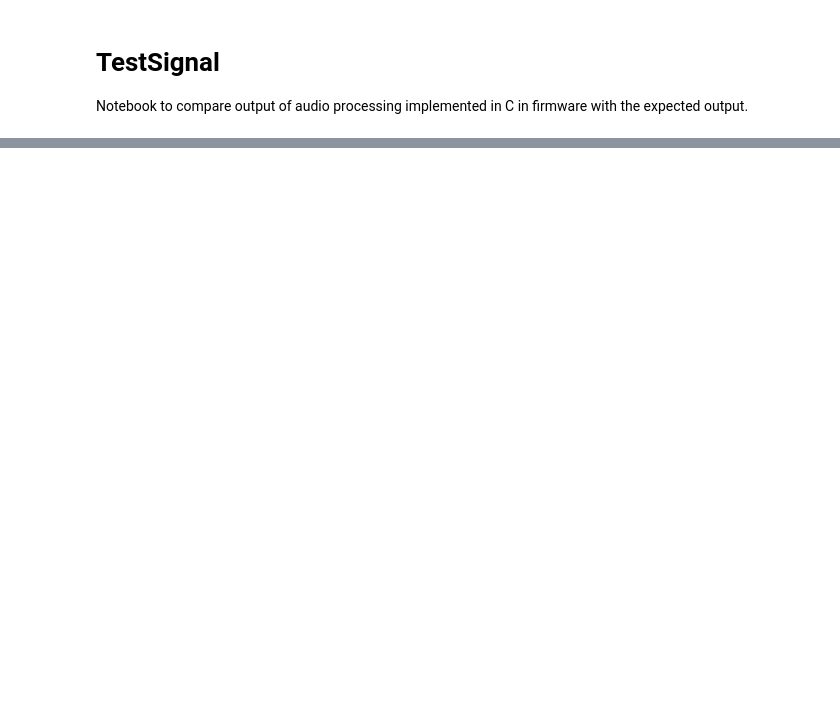
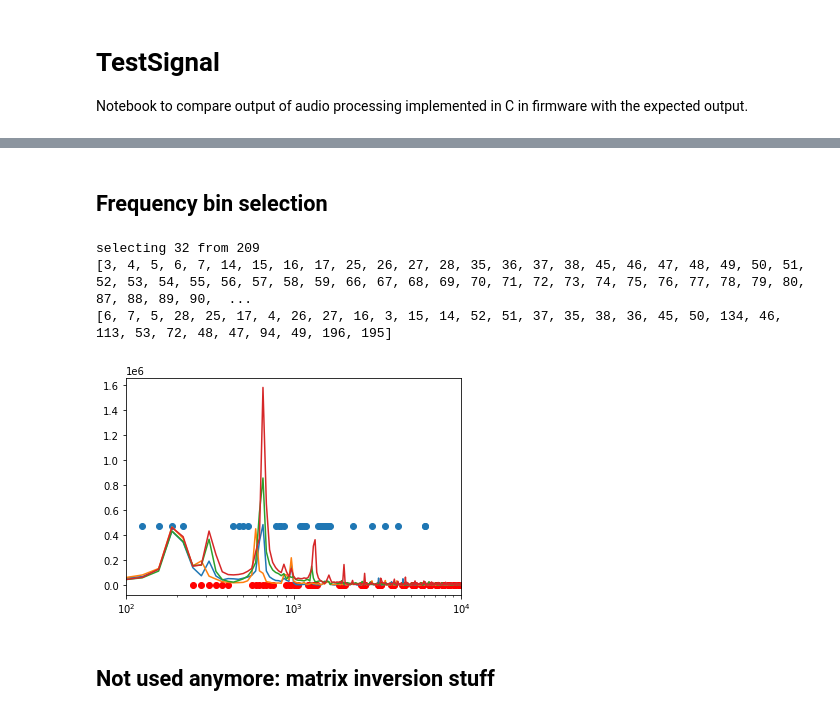
Before and after one commit to LCAV/crazyflie-audio, a Jupyter notebook: python/TestSignal.ipynb, the cells around one changed output, grey strips where cells are left out. Saved outputs shown, nothing was run; the diff lists cells and outputs as text; code cells hidden in the pictures; blank space fills up the shorter version.

```diff
--- a/python/TestSignal.ipynb
+++ b/python/TestSignal.ipynb
@@ -108,12 +135,41 @@ for i in range(buffer_f.shape[0]):
-# %%
-buffer_f = np.fft.rfft(buffer, buffer.shape[1], axis=1)
-freq = np.fft.rfftfreq(buffer.shape[1])
-plt.figure()
-for i in range(buffer_f.shape[0]):
-    plt.plot(freq, np.abs(buffer_f[i]))
-plt.figure()
-for i in range(buffer_f.shape[0]):
-    plt.plot(freq, np.angle(buffer_f[i]))
+# %% [markdown]
+## Frequency bin selection
+# %%
+from bin_selection import select_frequencies, FFTSIZE_SENT
+
+min_freq= 100
+max_freq = 10000
+filter_snr_enable = True #True #
+filter_props_enable = True #True #False
+
+if filter_props_enable:
+    thrust = 43000
+else:
+    thrust = None
+
+fig, ax = plt.subplots()
+bins = select_frequencies(buffer_length,
+                          Fs,
+                          thrust=thrust,
+                          min_freq=min_freq,
+                          max_freq=max_freq,
+                          filter_snr=filter_snr_enable,
+                          buffer_f=buffer_f,
+                          ax=ax)
+max_amp = np.max(np.abs(buffer_f[:, (freq<max_freq) & (freq>min_freq)]))
+for i, signal in enumerate(buffer_f):
+    ax.semilogx(freq, np.abs(signal), label = f"mic{i}")
+ax.scatter(freq[bins], [0.3 * max_amp] * FFTSIZE_SENT)
+ax.set_xlim(min_freq, max_freq)
+
+print(bins)
+# %% [output]
+selecting 32 from 209
+[3, 4, 5, 6, 7, 14, 15, 16, 17, 25, 26, 27, 28, 35, 36, 37, 38, 45, 46, 47, 48, 49, 50, 51, 52, 53, 54, 55, 56, 57, 58, 59, 66, 67, 68, 69, 70, 71, 72, 73, 74, 75, 76, 77, 78, 79, 80, 87, 88, 89, 90,  ...
+[6, 7, 5, 28, 25, 17, 4, 26, 27, 16, 3, 15, 14, 52, 51, 37, 35, 38, 36, 45, 50, 134, 46, 113, 53, 72, 48, 47, 94, 49, 196, 195]
+[figure, added]
+# %% [markdown]
+## Not used anymore: matrix inversion stuff
 # %%
 print(buffer.shape)
 print(buffer_f.shape)
```
Also changed, not shown: parts of 15 cells of this notebook, 7 other files.
